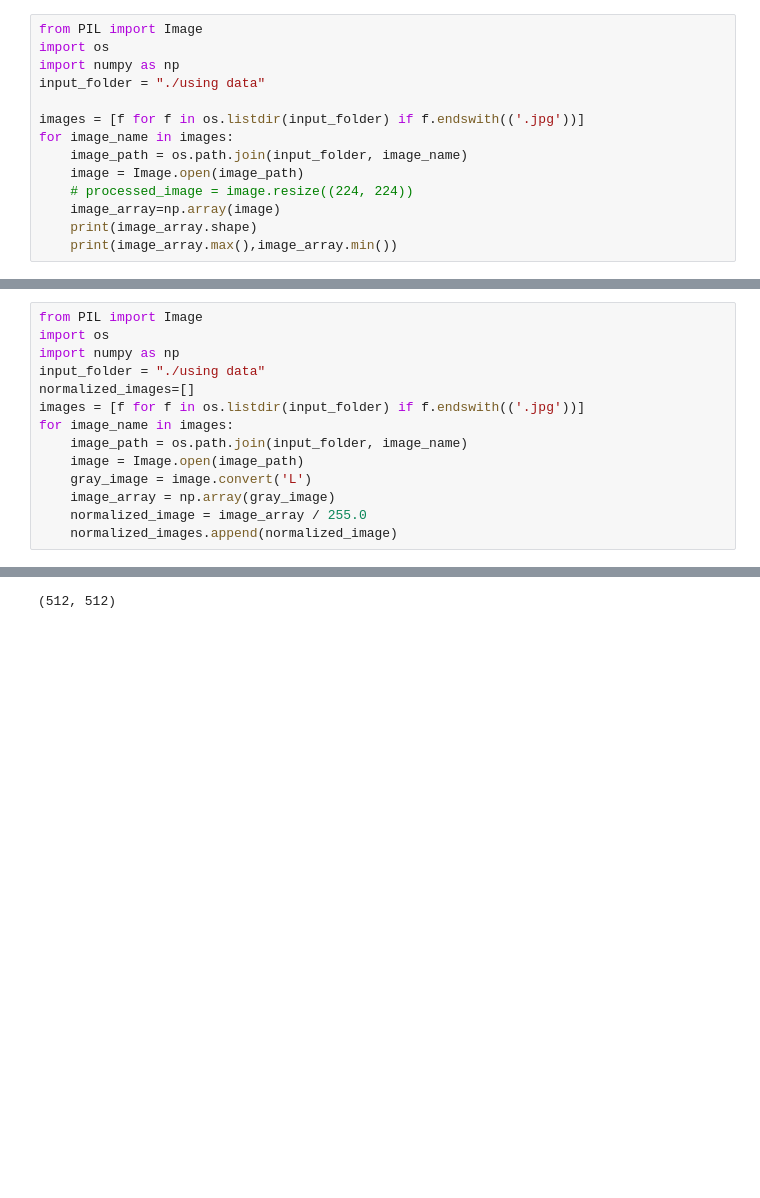
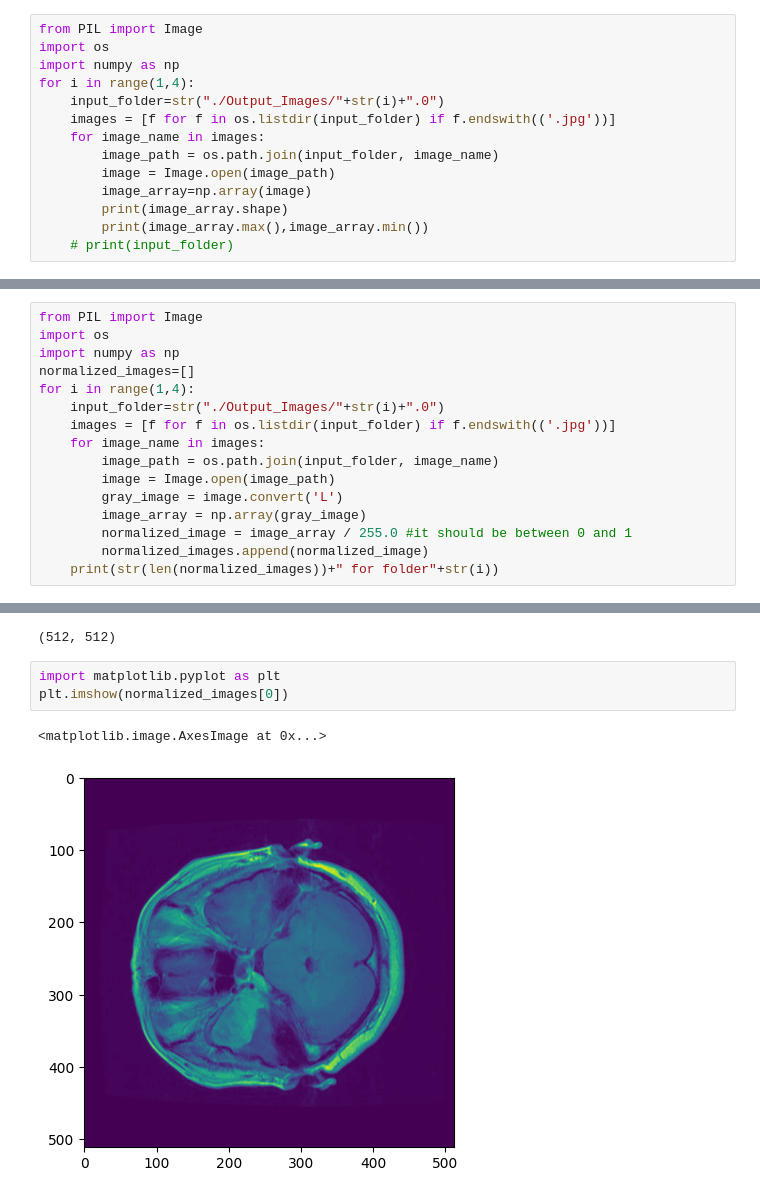
Before and after one commit to Mahdiyeh-Asgharpour/Multi-Stage-Brain-Tumor-Diagnosis, a Jupyter notebook: code.ipynb, the cells around one changed output, grey strips where cells are left out. Drawn from its saved outputs; the diff is of its cells as text; blank space fills up the shorter version.

```diff
--- a/code.ipynb
+++ b/code.ipynb
@@ -79,16 +79,16 @@ Saved 999.mat as ./Output_Images\3.0\999.jpg
 from PIL import Image
 import os
 import numpy as np
-input_folder = "./using data"
-
-images = [f for f in os.listdir(input_folder) if f.endswith(('.jpg'))]
-for image_name in images:
-    image_path = os.path.join(input_folder, image_name)
-    image = Image.open(image_path)
-    # processed_image = image.resize((224, 224))
-    image_array=np.array(image)
-    print(image_array.shape)
-    print(image_array.max(),image_array.min())
+for i in range(1,4):
+    input_folder=str("./Output_Images/"+str(i)+".0")
+    images = [f for f in os.listdir(input_folder) if f.endswith(('.jpg'))]
+    for image_name in images:
+        image_path = os.path.join(input_folder, image_name)
+        image = Image.open(image_path)
+        image_array=np.array(image)
+        print(image_array.shape)
+        print(image_array.max(),image_array.min())
+    # print(input_folder)
 # %% [output]
 (512, 512)
 255 0
@@ -114,13 +114,15 @@ Preprocessing
 from PIL import Image
 import os
 import numpy as np
-input_folder = "./using data"
 normalized_images=[]
-images = [f for f in os.listdir(input_folder) if f.endswith(('.jpg'))]
-for image_name in images:
-    image_path = os.path.join(input_folder, image_name)
-    image = Image.open(image_path)
-    gray_image = image.convert('L')
-    image_array = np.array(gray_image)
-    normalized_image = image_array / 255.0
-    normalized_images.append(normalized_image)
+for i in range(1,4):
+    input_folder=str("./Output_Images/"+str(i)+".0")
+    images = [f for f in os.listdir(input_folder) if f.endswith(('.jpg'))]
+    for image_name in images:
+        image_path = os.path.join(input_folder, image_name)
+        image = Image.open(image_path)
+        gray_image = image.convert('L')
+        image_array = np.array(gray_image)
+        normalized_image = image_array / 255.0 #it should be between 0 and 1
+        normalized_images.append(normalized_image)
+    print(str(len(normalized_images))+" for folder"+str(i))
@@ -132,3 +142,9 @@ len(normalized_images)
 normalized_images[0].shape
 # %% [output]
 (512, 512)
+# %%
+import matplotlib.pyplot as plt
+plt.imshow(normalized_images[0])
+# %% [output]
+<matplotlib.image.AxesImage at 0x...>
+[figure, added]
```
Also changed, not shown: parts of 8 cells of this notebook.
